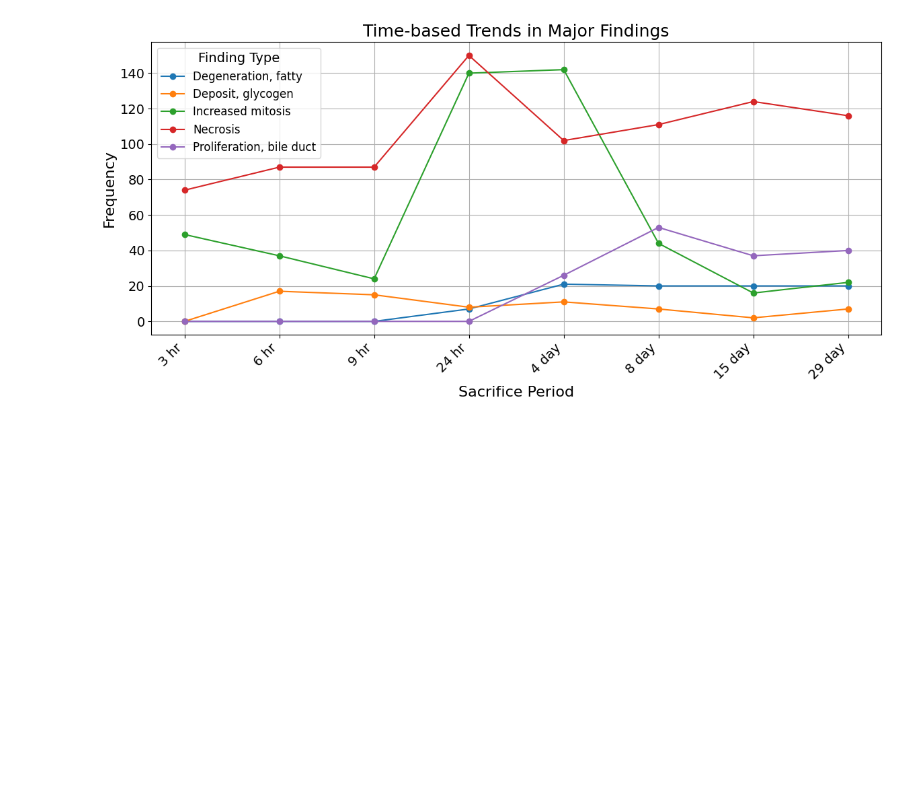
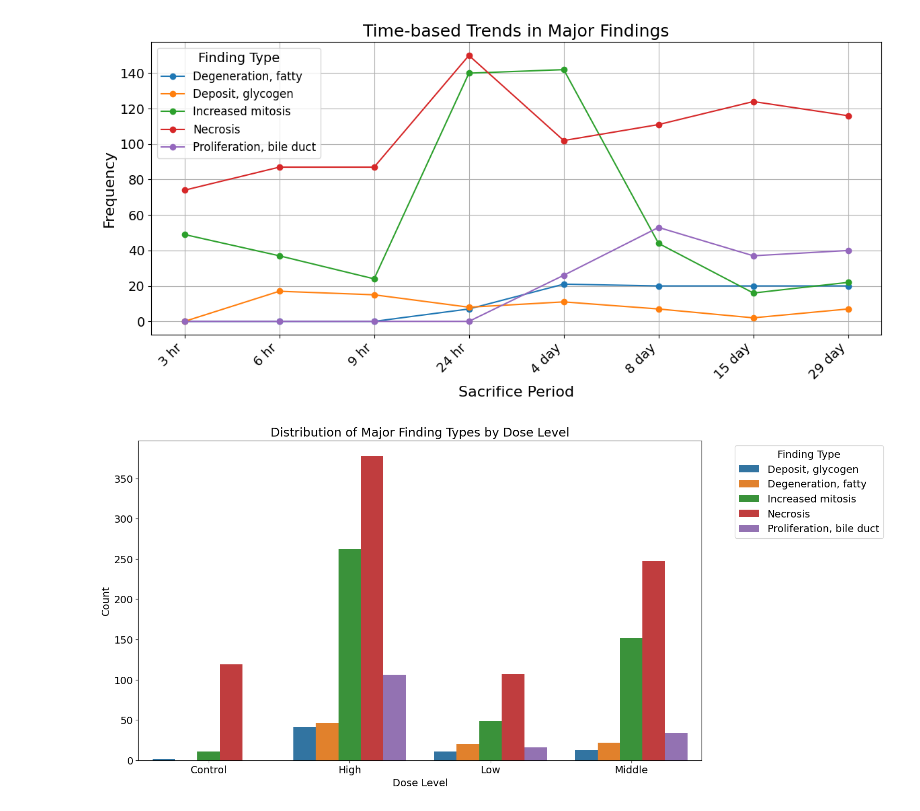
Before and after one commit to devguno/TCGA-LUAD, a Jupyter notebook: eda.ipynb, the cells around one changed output. Drawn from its saved outputs; the diff is of its cells as text; code cells hidden in the pictures; blank space fills up the shorter version.

```diff
--- a/eda.ipynb
+++ b/eda.ipynb
@@ -97,3 +97,27 @@ plt.tight_layout()
 plt.show()
 # %% [output]
 [figure]
+# %%
+import seaborn as sns
+
+# Filter data for the selected finding types with the correct terminology
+selected_findings = [
+    "Degeneration, fatty",
+    "Deposit, glycogen",
+    "Increased mitosis",
+    "Necrosis",
+    "Proliferation, bile duct"
+]
+
+filtered_data = data[data['FINDING_TYPE'].isin(selected_findings)]
+
+### 1. 도즈 레벨에 따른 병변 분포 분석
+plt.figure(figsize=(14, 8))
+sns.countplot(data=filtered_data, x='DOSE_LEVEL', hue='FINDING_TYPE', order=sorted(filtered_data['DOSE_LEVEL'].unique()))
+plt.title('Distribution of Major Finding Types by Dose Level')
+plt.xlabel('Dose Level')
+plt.ylabel('Count')
+plt.legend(title='Finding Type', bbox_to_anchor=(1.05, 1), loc='upper left')
+plt.show()
+# %% [output]
+[figure, added]
```
Also changed, not shown: parts of 6 cells of this notebook.
